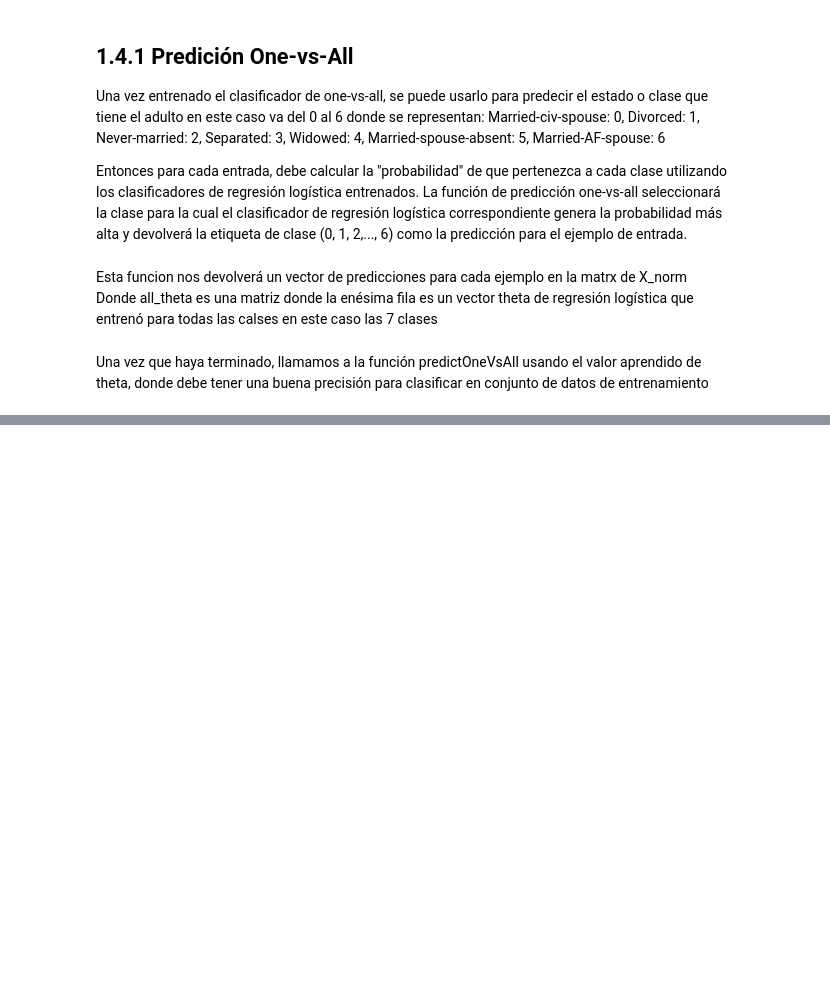
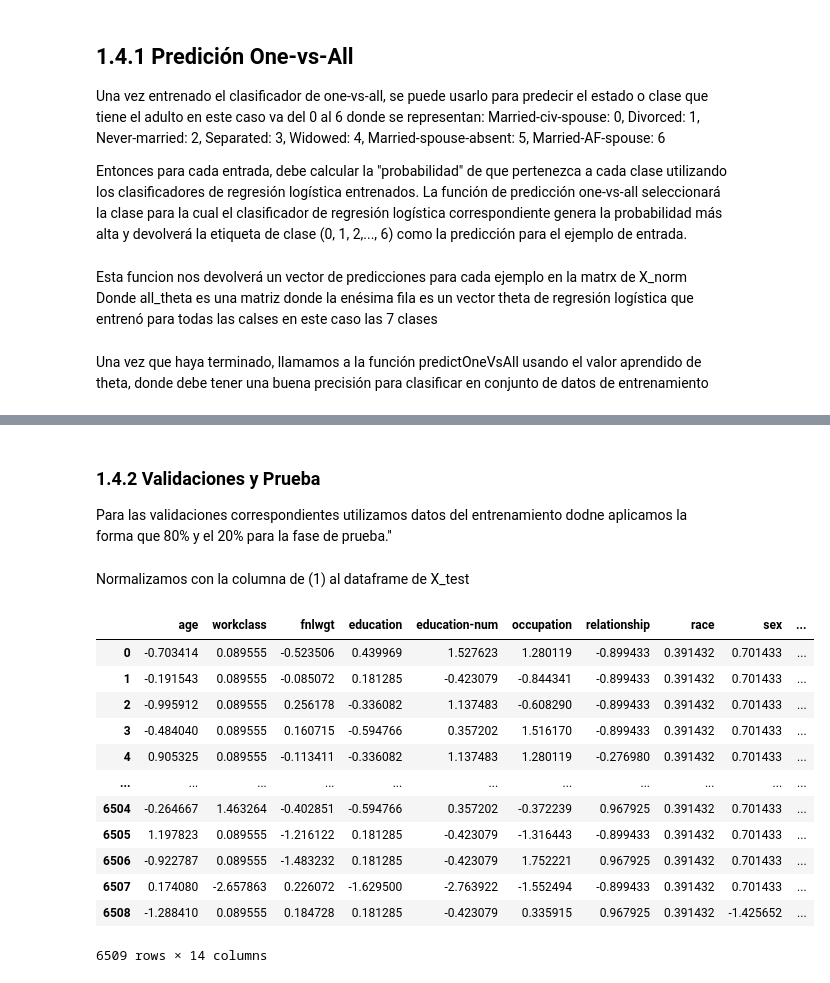
Before and after one commit to Gonzales-Franz-Reinaldo/SIS420-AI, a Jupyter notebook: Laboratorios/LAB-03/Regresion_Logistica_Multiclase.ipynb, the cells around one changed output, grey strips where cells are left out. Saved outputs shown, nothing was run; the diff lists cells and outputs as text; code cells hidden in the pictures; blank space fills up the shorter version.

```diff
--- a/Laboratorios/LAB-03/Regresion_Logistica_Multiclase.ipynb
+++ b/Laboratorios/LAB-03/Regresion_Logistica_Multiclase.ipynb
@@ -616,0 +671,6 @@ Precisión del conjunto de entrenamiento  es: 37.83%
+# %% [markdown]
+### 1.4.2 Validaciones y Prueba
+
+
+Para las validaciones correspondientes utilizamos datos del entrenamiento dodne aplicamos la forma que 80%
+y el 20% para la fase de prueba.''
@@ -616,0 +683,19 @@ Precisión del conjunto de entrenamiento  es: 37.83%
+# %% [markdown]
+Normalizamos con la columna de (1) al dataframe de X_test
+# %%
+# Mostramos los X_test normalizados
+X_test_norm
+# %% [output]
+|  | age | workclass | fnlwgt | education | education-num | occupation | relationship | race | sex | ... |
+| 0 | -0.703414 | 0.089555 | -0.523506 | 0.439969 | 1.527623 | 1.280119 | -0.899433 | 0.391432 | 0.701433 | ... |
+| 1 | -0.191543 | 0.089555 | -0.085072 | 0.181285 | -0.423079 | -0.844341 | -0.899433 | 0.391432 | 0.701433 | ... |
+| 2 | -0.995912 | 0.089555 | 0.256178 | -0.336082 | 1.137483 | -0.608290 | -0.899433 | 0.391432 | 0.701433 | ... |
+| 3 | -0.484040 | 0.089555 | 0.160715 | -0.594766 | 0.357202 | 1.516170 | -0.899433 | 0.391432 | 0.701433 | ... |
+| 4 | 0.905325 | 0.089555 | -0.113411 | -0.336082 | 1.137483 | 1.280119 | -0.276980 | 0.391432 | 0.701433 | ... |
+| ... | ... | ... | ... | ... | ... | ... | ... | ... | ... | ... |
+| 6504 | -0.264667 | 1.463264 | -0.402851 | -0.594766 | 0.357202 | -0.372239 | 0.967925 | 0.391432 | 0.701433 | ... |
+| 6505 | 1.197823 | 0.089555 | -1.216122 | 0.181285 | -0.423079 | -1.316443 | -0.899433 | 0.391432 | 0.701433 | ... |
+| 6506 | -0.922787 | 0.089555 | -1.483232 | 0.181285 | -0.423079 | 1.752221 | 0.967925 | 0.391432 | 0.701433 | ... |
+| 6507 | 0.174080 | -2.657863 | 0.226072 | -1.629500 | -2.763922 | -1.552494 | -0.899433 | 0.391432 | 0.701433 | ... |
+| 6508 | -1.288410 | 0.089555 | 0.184728 | 0.181285 | -0.423079 | 0.335915 | 0.967925 | 0.391432 | -1.425652 | ... |
+6509 rows × 14 columns
```
Also changed, not shown: parts of 24 cells of this notebook.
